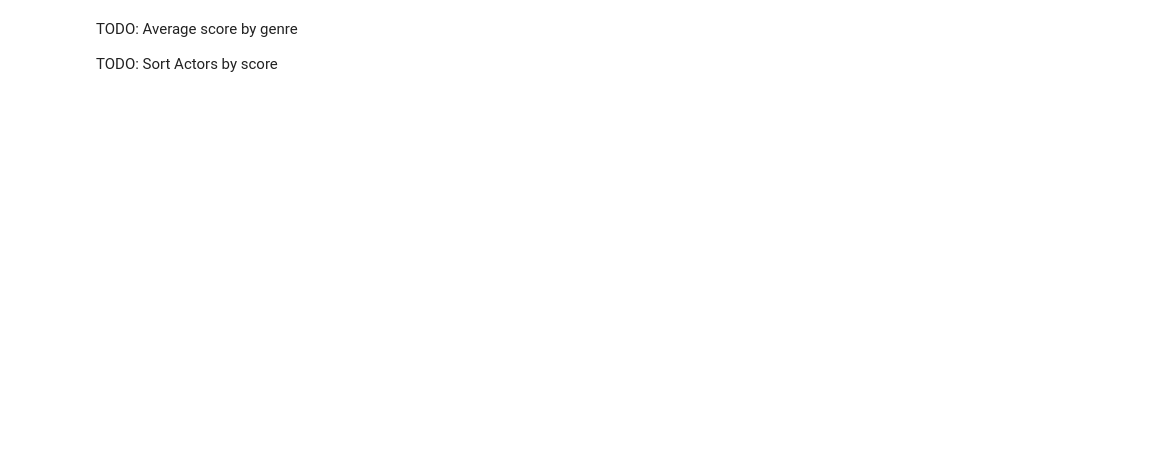
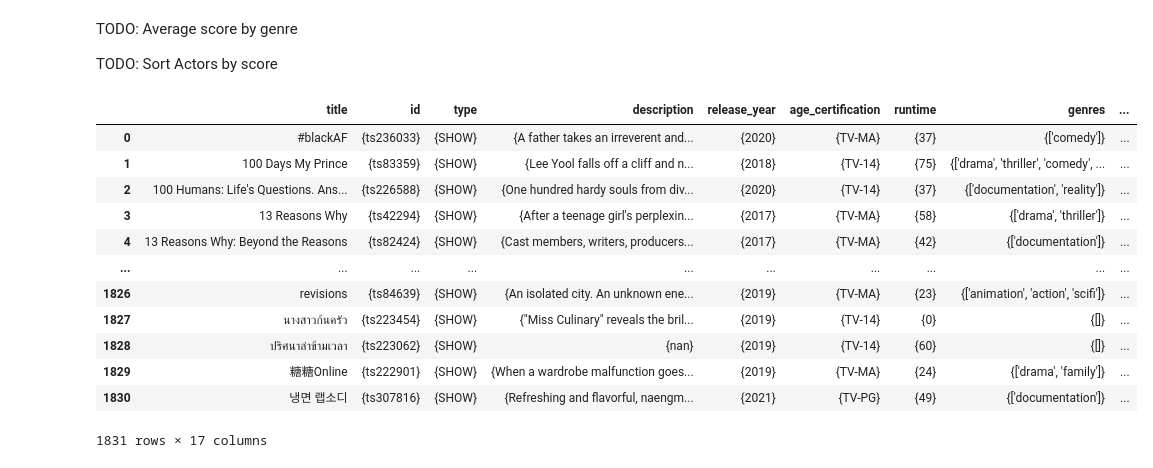
Before and after one commit to Vladboy2/EECS3401FinalProject, a Jupyter notebook: MovieShowPredictor.ipynb, the cells around one changed output. Saved outputs shown, nothing was run; the diff lists cells and outputs as text; code cells hidden in the pictures; blank space fills up the shorter version.

```diff
--- a/MovieShowPredictor.ipynb
+++ b/MovieShowPredictor.ipynb
@@ -142,6 +142,24 @@ movies
 TODO: Average score by genre
 
 TODO: Sort Actors by score
+# %%
+
+grouped_df = shows.groupby('title').agg(set).reset_index()
+grouped_df
+# %% [output]
+|  | title | id | type | description | release_year | age_certification | runtime | genres | ... |
+| 0 | #blackAF | {ts236033} | {SHOW} | {A father takes an irreverent and... | {2020} | {TV-MA} | {37} | {['comedy']} | ... |
+| 1 | 100 Days My Prince | {ts83359} | {SHOW} | {Lee Yool falls off a cliff and n... | {2018} | {TV-14} | {75} | {['drama', 'thriller', 'comedy', ... | ... |
+| 2 | 100 Humans: Life's Questions. Ans... | {ts226588} | {SHOW} | {One hundred hardy souls from div... | {2020} | {TV-14} | {37} | {['documentation', 'reality']} | ... |
+| 3 | 13 Reasons Why | {ts42294} | {SHOW} | {After a teenage girl's perplexin... | {2017} | {TV-MA} | {58} | {['drama', 'thriller']} | ... |
+| 4 | 13 Reasons Why: Beyond the Reasons | {ts82424} | {SHOW} | {Cast members, writers, producers... | {2017} | {TV-MA} | {42} | {['documentation']} | ... |
+| ... | ... | ... | ... | ... | ... | ... | ... | ... | ... |
+| 1826 | revisions | {ts84639} | {SHOW} | {An isolated city. An unknown ene... | {2019} | {TV-MA} | {23} | {['animation', 'action', 'scifi']} | ... |
+| 1827 | นางสาวก้นครัว | {ts223454} | {SHOW} | {"Miss Culinary" reveals the bril... | {2019} | {TV-14} | {0} | {[]} | ... |
+| 1828 | ปริศนาล่าข้ามเวลา | {ts223062} | {SHOW} | {nan} | {2019} | {TV-14} | {60} | {[]} | ... |
+| 1829 | 糖糖Online | {ts222901} | {SHOW} | {When a wardrobe malfunction goes... | {2019} | {TV-MA} | {24} | {['drama', 'family']} | ... |
+| 1830 | 냉면 랩소디 | {ts307816} | {SHOW} | {Refreshing and flavorful, naengm... | {2021} | {TV-PG} | {49} | {['documentation']} | ... |
+1831 rows × 17 columns
 # %%
 import ast
 
```
Also changed, not shown: parts of 3 cells of this notebook.
